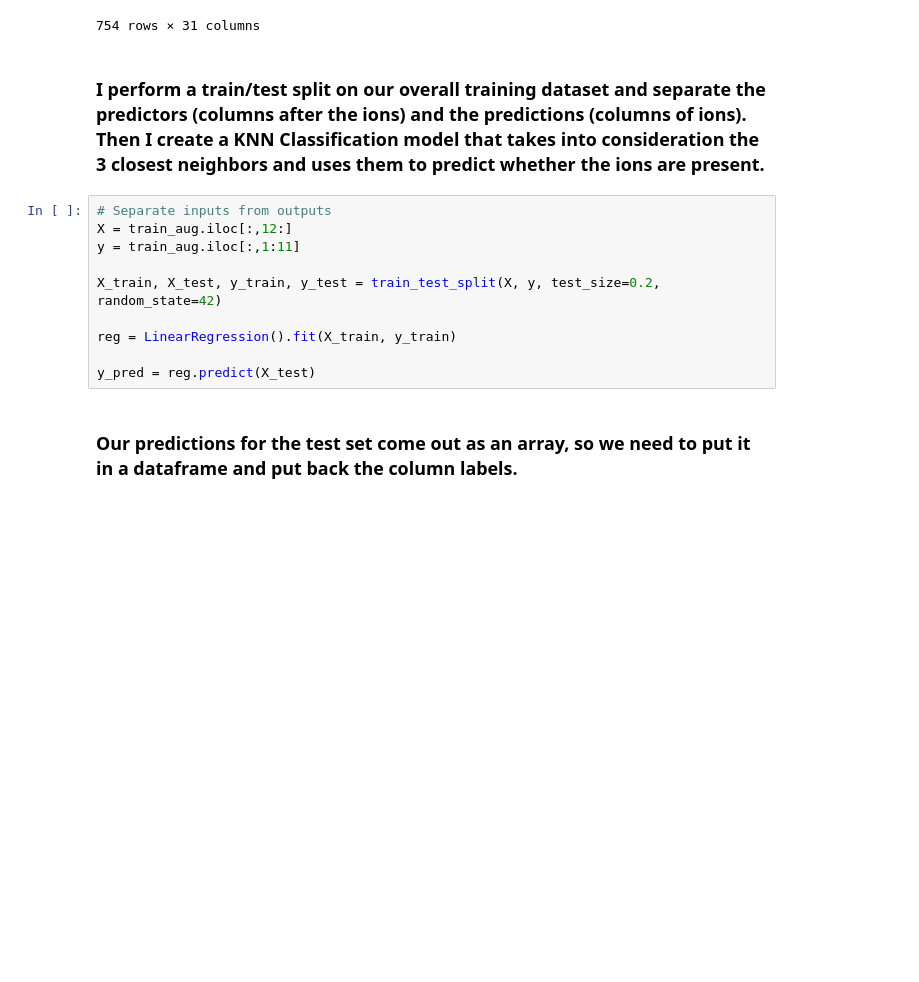
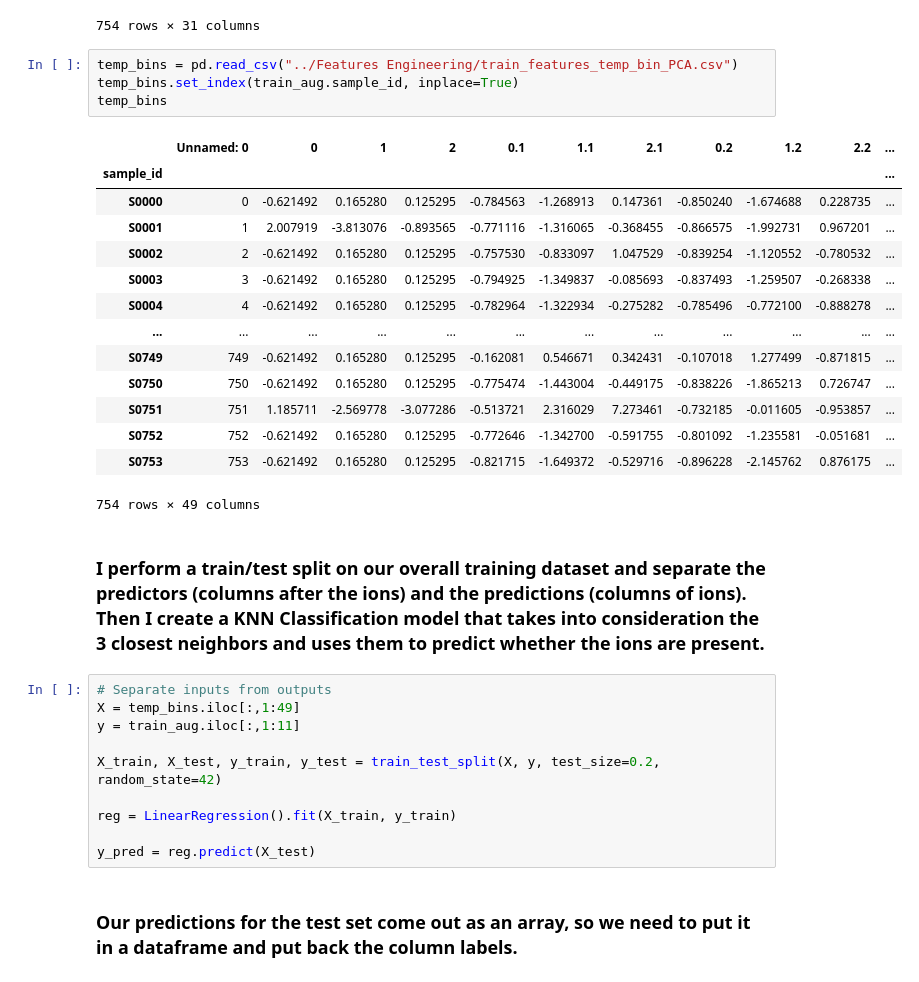
Before and after one commit to kmerkl22/chemistry_of_mars, a Jupyter notebook: Models with New Data/linear-regression-new.ipynb, the cells around one changed output. Cells and saved outputs as stored; diff of their text form; blank space fills up the shorter version.

```diff
--- a/Models with New Data/linear-regression-new.ipynb
+++ b/Models with New Data/linear-regression-new.ipynb
@@ -31,11 +31,30 @@ train_aug
 | S0752 | S0752 | 0 | 0 | 0 | 1 | 0 | 0 | 0 | 0 | ... |
 | S0753 | S0753 | 1 | 0 | 0 | 0 | 0 | 1 | 0 | 0 | ... |
 754 rows × 31 columns
+# %%
+temp_bins = pd.read_csv("../Features Engineering/train_features_temp_bin_PCA.csv")
+temp_bins.set_index(train_aug.sample_id, inplace=True)
+temp_bins
+# %% [output]
+|  | Unnamed: 0 | 0 | 1 | 2 | 0.1 | 1.1 | 2.1 | 0.2 | 1.2 | 2.2 | ... |
+| sample_id |  |  |  |  |  |  |  |  |  |  | ... |
+| S0000 | 0 | -0.621492 | 0.165280 | 0.125295 | -0.784563 | -1.268913 | 0.147361 | -0.850240 | -1.674688 | 0.228735 | ... |
+| S0001 | 1 | 2.007919 | -3.813076 | -0.893565 | -0.771116 | -1.316065 | -0.368455 | -0.866575 | -1.992731 | 0.967201 | ... |
+| S0002 | 2 | -0.621492 | 0.165280 | 0.125295 | -0.757530 | -0.833097 | 1.047529 | -0.839254 | -1.120552 | -0.780532 | ... |
+| S0003 | 3 | -0.621492 | 0.165280 | 0.125295 | -0.794925 | -1.349837 | -0.085693 | -0.837493 | -1.259507 | -0.268338 | ... |
+| S0004 | 4 | -0.621492 | 0.165280 | 0.125295 | -0.782964 | -1.322934 | -0.275282 | -0.785496 | -0.772100 | -0.888278 | ... |
+| ... | ... | ... | ... | ... | ... | ... | ... | ... | ... | ... | ... |
+| S0749 | 749 | -0.621492 | 0.165280 | 0.125295 | -0.162081 | 0.546671 | 0.342431 | -0.107018 | 1.277499 | -0.871815 | ... |
+| S0750 | 750 | -0.621492 | 0.165280 | 0.125295 | -0.775474 | -1.443004 | -0.449175 | -0.838226 | -1.865213 | 0.726747 | ... |
+| S0751 | 751 | 1.185711 | -2.569778 | -3.077286 | -0.513721 | 2.316029 | 7.273461 | -0.732185 | -0.011605 | -0.953857 | ... |
+| S0752 | 752 | -0.621492 | 0.165280 | 0.125295 | -0.772646 | -1.342700 | -0.591755 | -0.801092 | -1.235581 | -0.051681 | ... |
+| S0753 | 753 | -0.621492 | 0.165280 | 0.125295 | -0.821715 | -1.649372 | -0.529716 | -0.896228 | -2.145762 | 0.876175 | ... |
+754 rows × 49 columns
 # %% [markdown]
 ### I perform a train/test split on our overall training dataset and separate the predictors (columns after the ions) and the predictions (columns of ions). Then I create a KNN Classification model that takes into consideration the 3 closest neighbors and uses them to predict whether the ions are present.
 # %%
 # Separate inputs from outputs
-X = train_aug.iloc[:,12:]
+X = temp_bins.iloc[:,1:49]
 y = train_aug.iloc[:,1:11]
 
 X_train, X_test, y_train, y_test = train_test_split(X, y, test_size=0.2, random_state=42)
```
Also changed, not shown: parts of 11 cells of this notebook, 1 other file.
